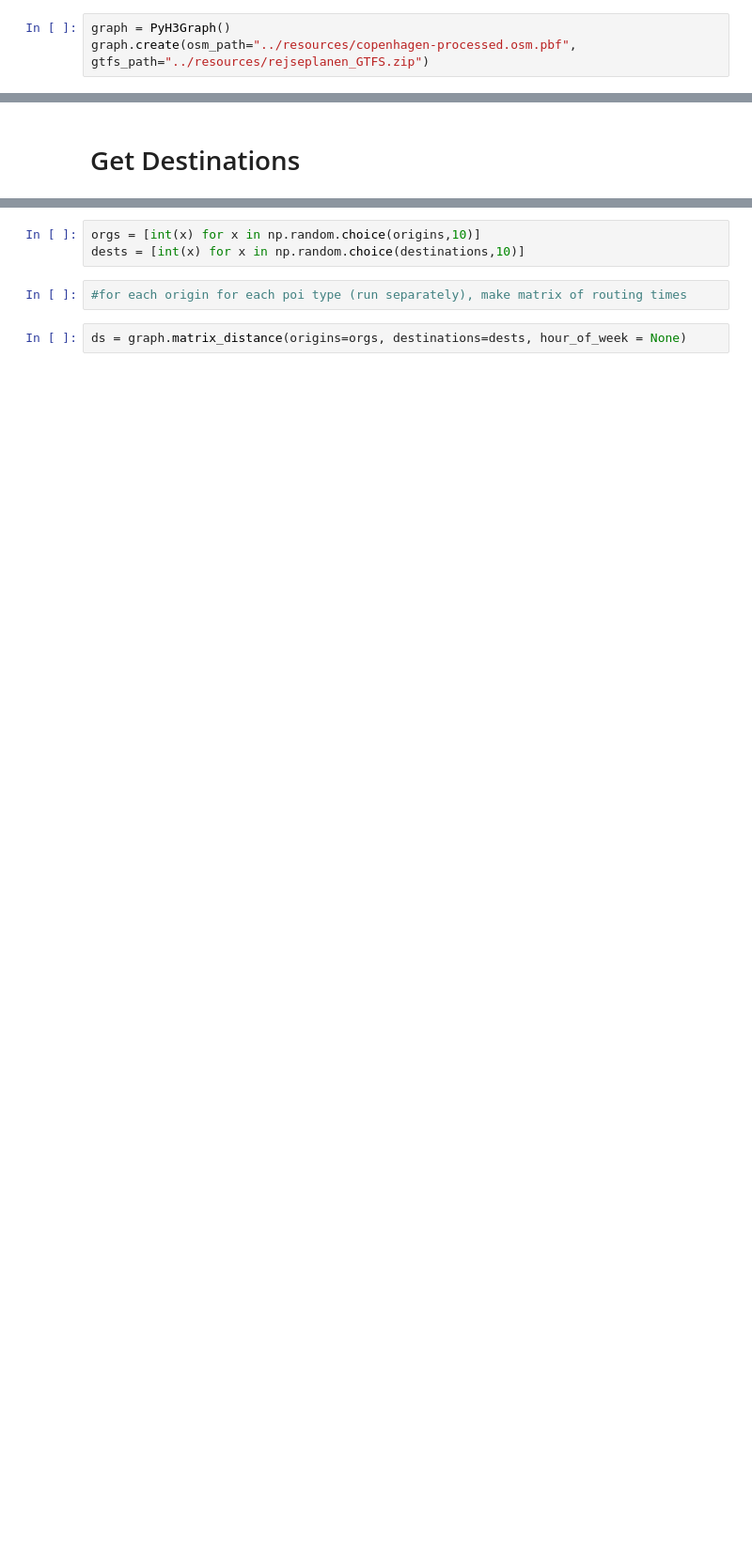
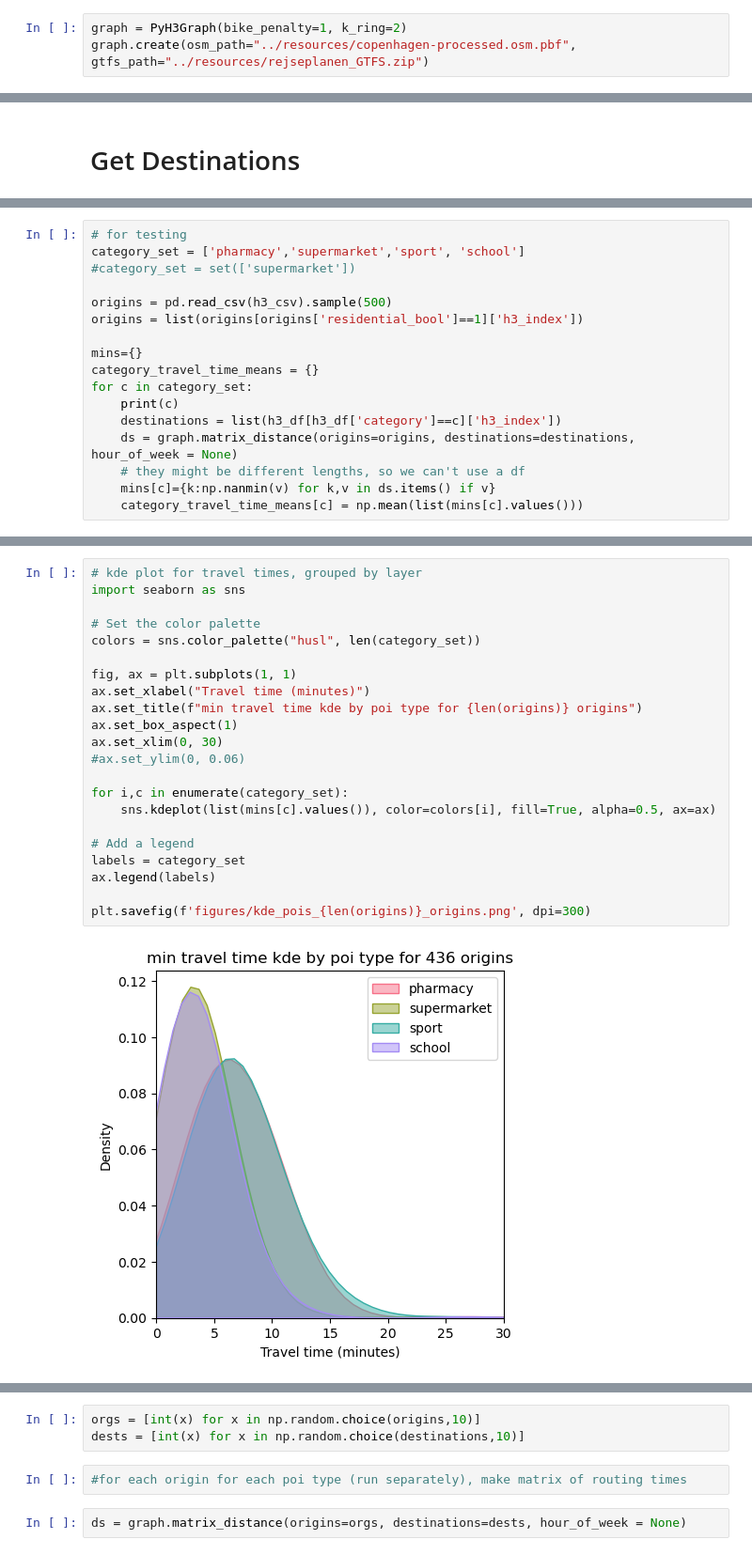
Before and after one commit to hextransit/n-minute-city, a Jupyter notebook: python/poi_routing.ipynb, the cells around one changed output, grey strips where cells are left out. Shown at 94% size. Saved outputs shown, nothing was run; the diff lists cells and outputs as text; blank space fills up the shorter version.

```diff
--- a/python/poi_routing.ipynb
+++ b/python/poi_routing.ipynb
@@ -10,5 +32,5 @@ import numpy as np
 # %%
-graph = PyH3Graph()
+graph = PyH3Graph(bike_penalty=1, k_ring=2)
 graph.create(osm_path="../resources/copenhagen-processed.osm.pbf", gtfs_path="../resources/rejseplanen_GTFS.zip")
 # %% [output]
 processing osm pbf file: ../resources/copenhagen-processed.osm.pbf
@@ -140,0 +161,17 @@ cx.add_basemap(ax = ax, crs="EPSG:4326")
+# %%
+# for testing
+category_set = ['pharmacy','supermarket','sport', 'school']
+#category_set = set(['supermarket'])
+
+origins = pd.read_csv(h3_csv).sample(500)
+origins = list(origins[origins['residential_bool']==1]['h3_index'])
+
+mins={}
+category_travel_time_means = {}
+for c in category_set:
+    print(c)
+    destinations = list(h3_df[h3_df['category']==c]['h3_index'])
+    ds = graph.matrix_distance(origins=origins, destinations=destinations, hour_of_week = None)
+    # they might be different lengths, so we can't use a df
+    mins[c]={k:np.nanmin(v) for k,v in ds.items() if v}
+    category_travel_time_means[c] = np.mean(list(mins[c].values()))
@@ -140,0 +194,24 @@ cx.add_basemap(ax = ax, crs="EPSG:4326")
+# %%
+# kde plot for travel times, grouped by layer
+import seaborn as sns
+
+# Set the color palette
+colors = sns.color_palette("husl", len(category_set))
+
+fig, ax = plt.subplots(1, 1)
+ax.set_xlabel("Travel time (minutes)")
+ax.set_title(f"min travel time kde by poi type for {len(origins)} origins")
+ax.set_box_aspect(1)
+ax.set_xlim(0, 30)
+#ax.set_ylim(0, 0.06)
+
+for i,c in enumerate(category_set):
+    sns.kdeplot(list(mins[c].values()), color=colors[i], fill=True, alpha=0.5, ax=ax)
+
+# Add a legend
+labels = category_set
+ax.legend(labels)
+
+plt.savefig(f'figures/kde_pois_{len(origins)}_origins.png', dpi=300)
+# %% [output]
+[figure, added]
```
Also changed, not shown: parts of 30 cells of this notebook, 14 other files.
